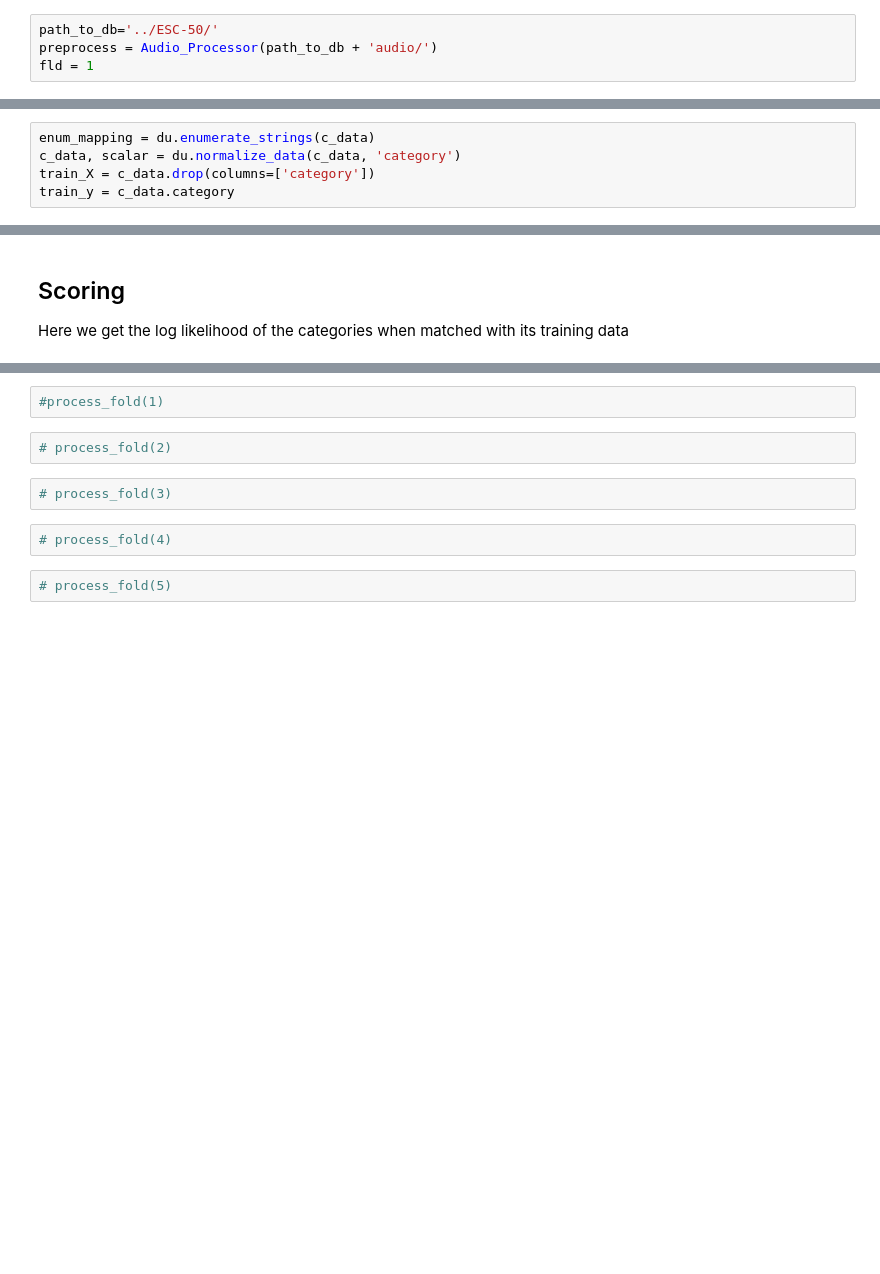
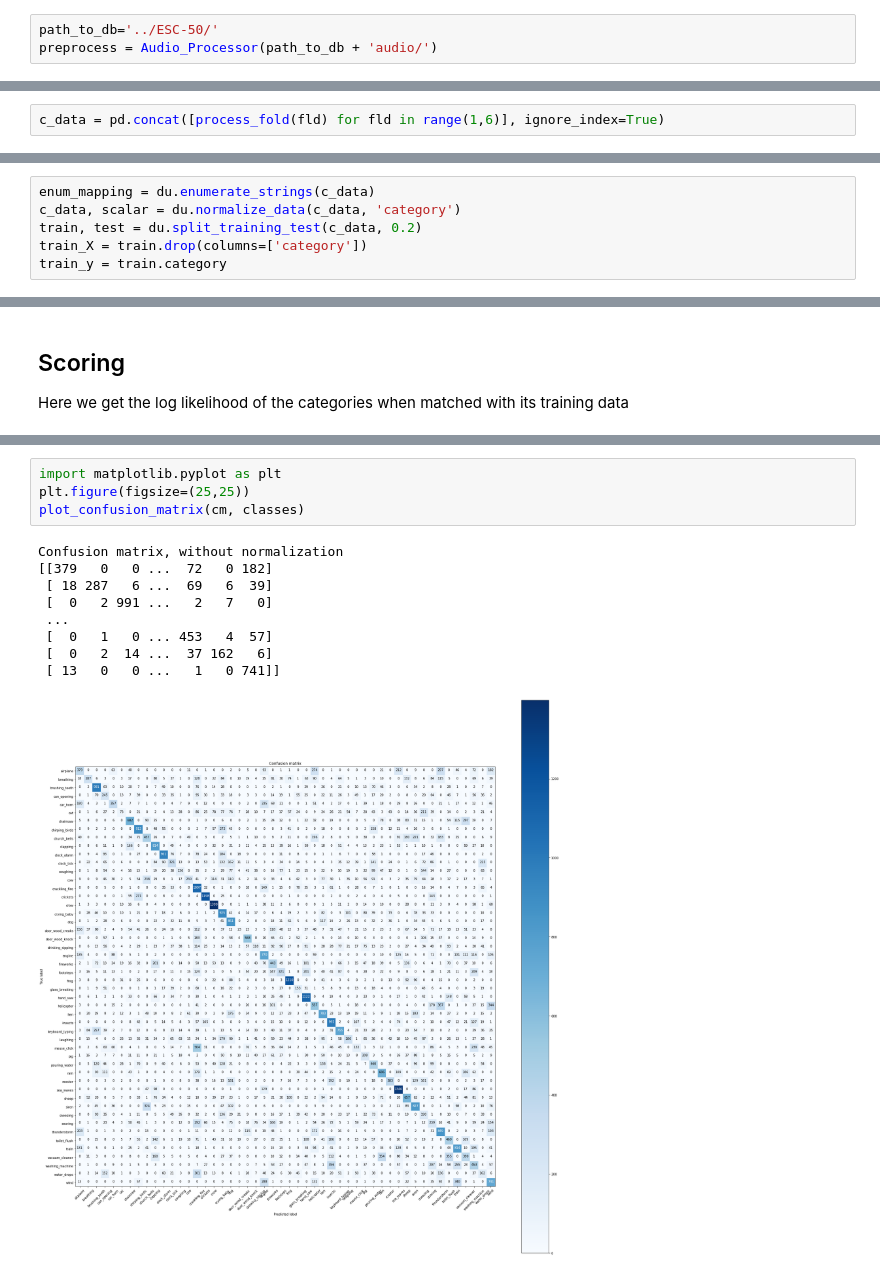
Before and after one commit to DeanPFZ/deep-audio-public, a Jupyter notebook: src/DNN.ipynb, the cells around one changed output, grey strips where cells are left out. Cells and saved outputs as stored; diff of their text form; blank space fills up the shorter version.

```diff
--- a/src/DNN.ipynb
+++ b/src/DNN.ipynb
@@ -16,7 +17,6 @@ warnings.filterwarnings('ignore')
 # %%
 path_to_db='../ESC-50/'
 preprocess = Audio_Processor(path_to_db + 'audio/')
-fld = 1
 # %% [markdown]
 # Load Dataset
 # %%
@@ -80,3 +78,5 @@ c_data = process_fold(fld)
+# %%
+c_data = pd.concat([process_fold(fld) for fld in range(1,6)], ignore_index=True)
 # %%
 c_data.head()
 # %% [output]
@@ -92,8 +92,9 @@ n_categories = c_data.category.unique().size
 # %%
 enum_mapping = du.enumerate_strings(c_data)
 c_data, scalar = du.normalize_data(c_data, 'category')
-train_X = c_data.drop(columns=['category'])
-train_y = c_data.category
+train, test = du.split_training_test(c_data, 0.2)
+train_X = train.drop(columns=['category'])
+train_y = train.category
 # %% [markdown]
 ## Overall DNN
 Train DNNs for all categories over frames in preprocessed data
@@ -186,10 +169,14 @@ INFO:tensorflow:Done running local_init_op.
-# %%
-#process_fold(1)
-# %%
-# process_fold(2)
-# %%
-# process_fold(3)
-# %%
-# process_fold(4)
-# %%
-# process_fold(5)
+# %%
+import matplotlib.pyplot as plt
+plt.figure(figsize=(25,25))
+plot_confusion_matrix(cm, classes)
+# %% [output]
+Confusion matrix, without normalization
+[[379   0   0 ...  72   0 182]
+ [ 18 287   6 ...  69   6  39]
+ [  0   2 991 ...   2   7   0]
+ ...
+ [  0   1   0 ... 453   4  57]
+ [  0   2  14 ...  37 162   6]
+ [ 13   0   0 ...   1   0 741]]
+[figure, added]
```
Also changed, not shown: parts of 14 cells of this notebook.
